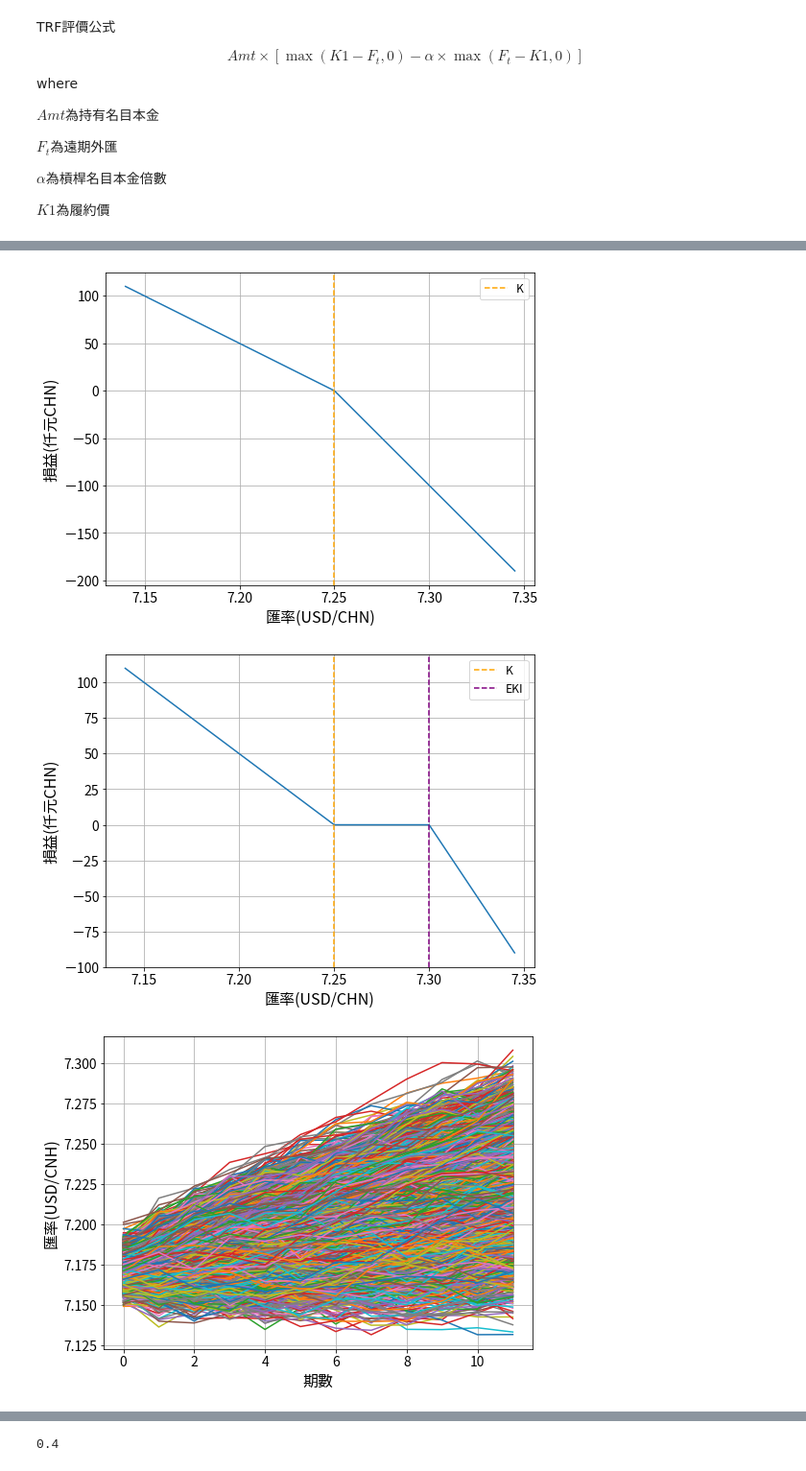
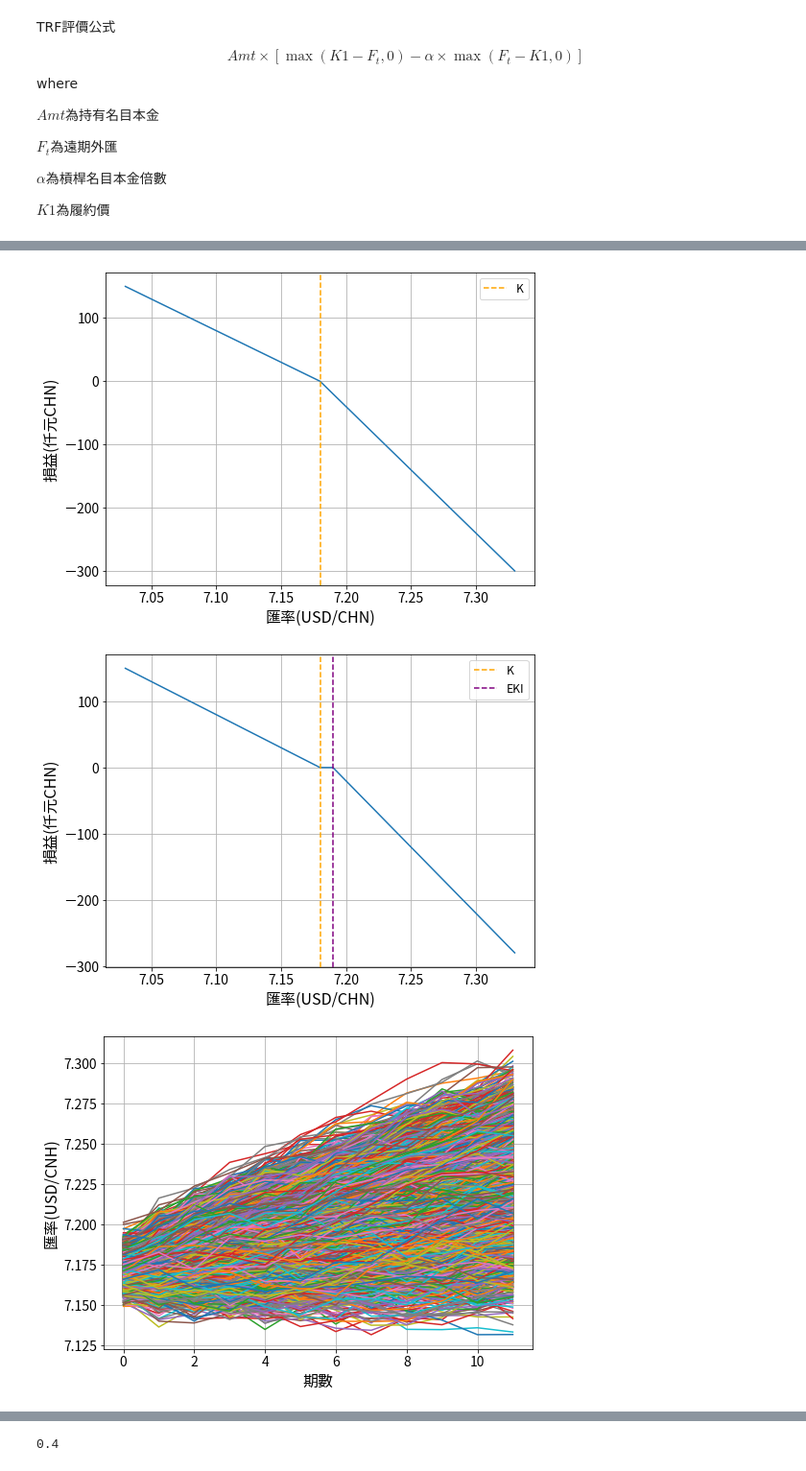
Before and after one commit to MinKuanIsHere/TRFforHomework, a Jupyter notebook: TRF.ipynb, the cells around one changed output, grey strips where cells are left out. Shown: that part at 96% size. Saved outputs shown, nothing was run; the diff lists cells and outputs as text; code cells hidden in the pictures.

```diff
--- a/TRF.ipynb
+++ b/TRF.ipynb
@@ -178,7 +181,7 @@ def cum_plot():#累積匯率比價
   ax.xaxis.set_tick_params(labelsize=14)
   ax.yaxis.set_tick_params(labelsize=14)
   plt.axhline(y=condition, linestyle='--', color='orange', label='出場目標')
-  plt.ylim([0, max(df['cum'])+0.05])
+  # plt.ylim([0, max(df['cum'])+0.05])
   plt.grid()
   plt.ylabel('匯率', fontsize=16)
   plt.xlabel('期數', fontsize=16)
@@ -197,14 +200,14 @@ np.random.seed(111352021)#亂數設定
 
 Amt = 1000000#名目本金
 S = 7.1686#即期外匯
-K = 7.25
-EKI = 7.3
-F = np.arange(K-0.11, K+0.1, 0.005) #遠期外匯#x軸
+K = 7.18
+EKI = 7.19
+F = np.arange(K-0.15, K+0.15, 0.005) #遠期外匯#x軸
 r = 0.0368#本國利率#人民幣無風險利率
 rf = 0.0292#外國利率#美元無風險利率
 sigma = data['Price'].pct_change().std()#匯率標準差
 a=2 #槓桿
-condition = 0.4 #出場條件
+condition = 0.2 #出場條件
 
 #模擬文獻
 # Amt = 500000#名目本金
@@ -222,34 +225,34 @@ condition = 0.4 #出場條件
 N = 10000 #模擬次數
 T = 1
 steps = 12
 
 TRF_plot('TRF')#繪製損益圖#無保護區間
 TRF_plot('EKI')#繪製損益圖#有保護區間
 
 paths = MCS(S, r, rf, sigma, T, steps, N)#蒙地卡羅#每次都模擬未來12個月的匯率走勢
 MCS_plot()
 S_ls = paths.mean(axis=1)#每期取平均的匯率
 S_plot()
 cum = np.cumsum(K - S_ls)#累積匯率比價
 TRF_payoff = []
 EKI_payoff = []
 for t in range(12):
   TRF_payoff.append(TRF_price('TRF',t))
   EKI_payoff.append(TRF_price('EKI',t))
 
 df = pd.DataFrame({'term':range(1,13),
       'exchange':S_ls,
       'diff':K - S_ls,
       'cum':cum,
       'TRF_payoff':TRF_payoff,
       'EKI_payoff':EKI_payoff})
 df['TRF_payoff_cum'] = df['TRF_payoff'].cumsum()
 df['EKI_payoff_cum'] = df['EKI_payoff'].cumsum()
 df.to_csv('/content/drive/MyDrive/政大課程/111選擇權評價與應用/TRF/payoff.csv', index=False)
 cum_plot()
 print('FINISH')
 # %% [output]
-[figure, old version]
+[figure, new version]
-[figure, old version]
+[figure, new version]
 [figure]
 [figure]
```
Also changed, not shown: parts of 5 cells of this notebook.
